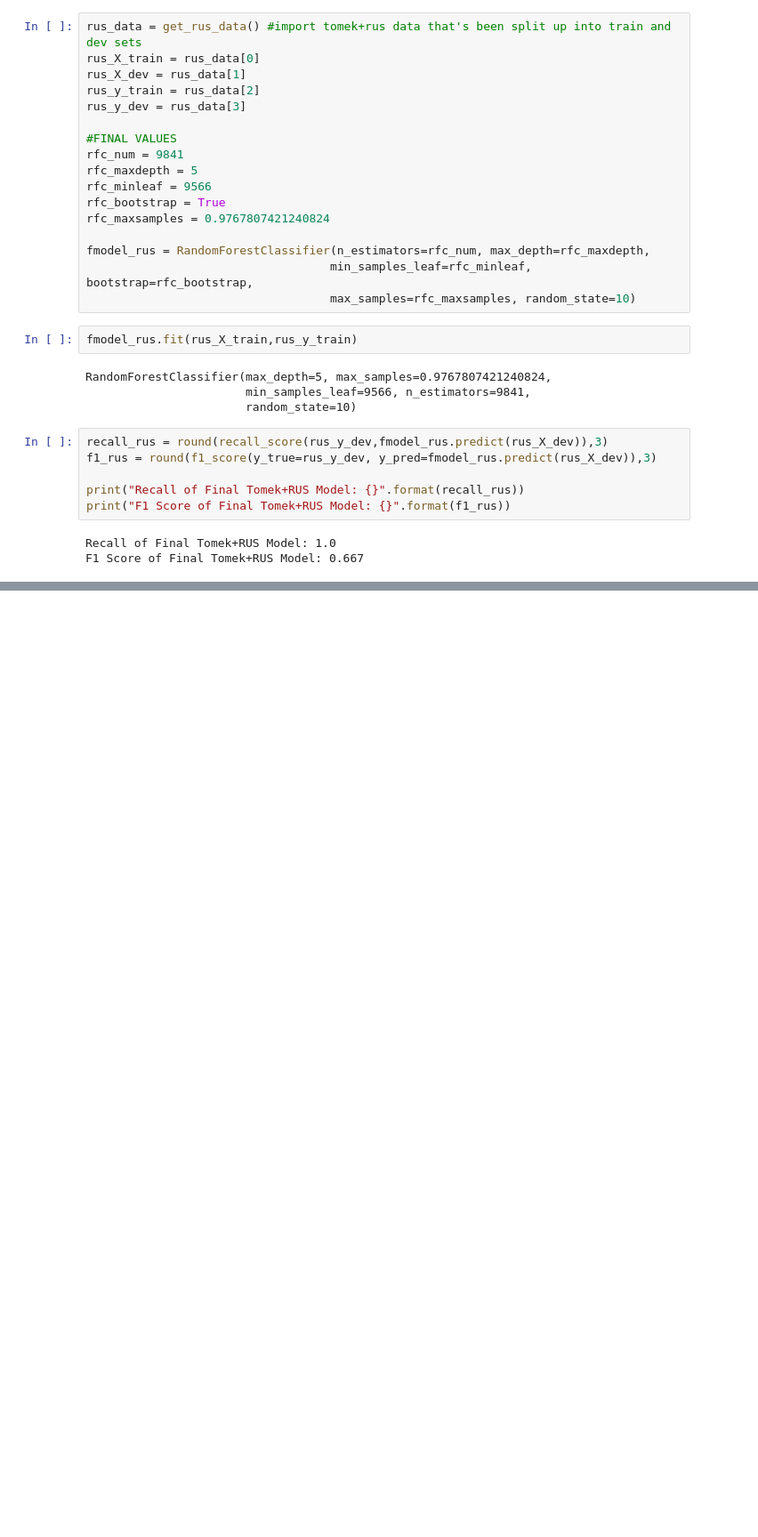
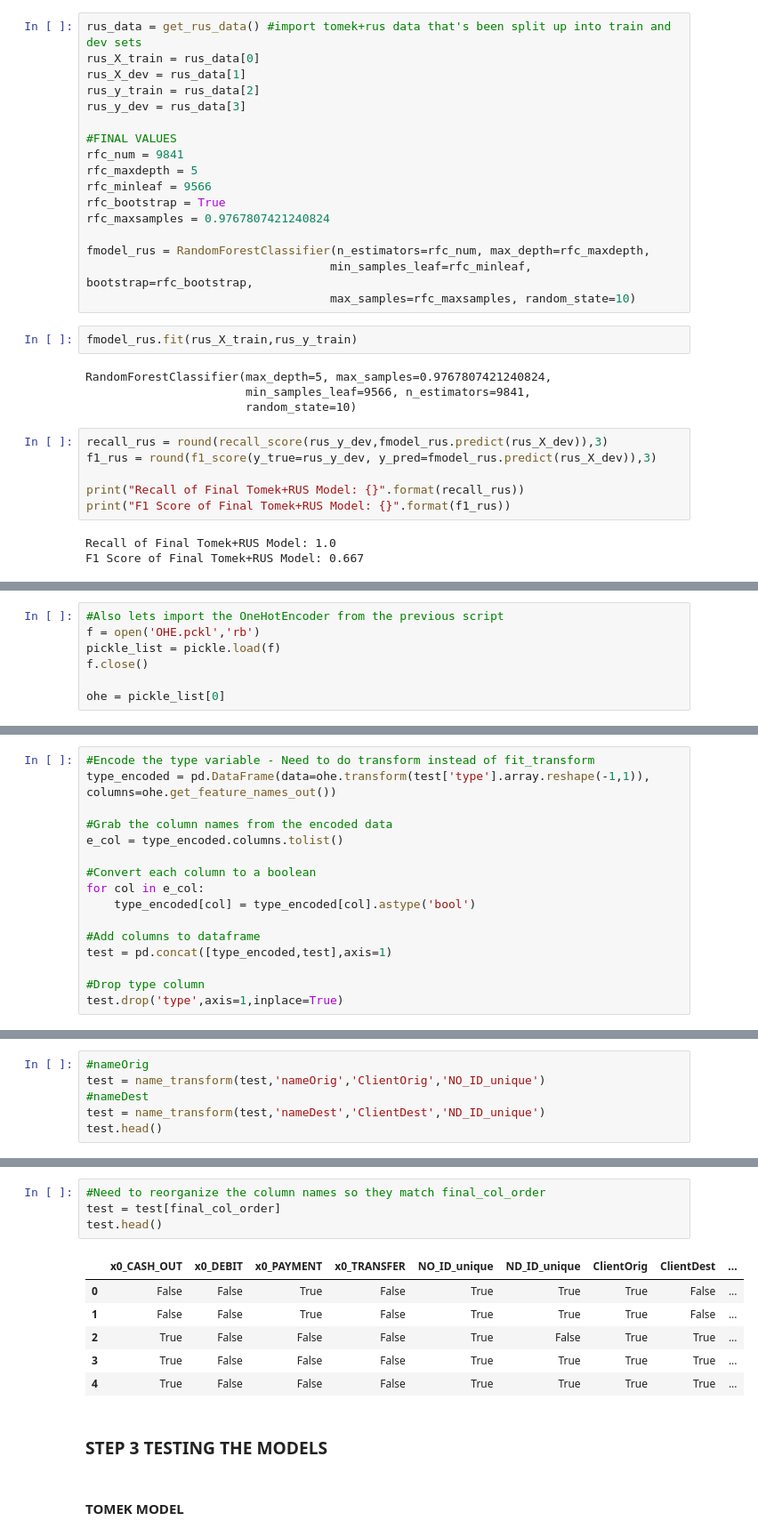
Before and after one commit to kevinArmenta/OnlinePaymentFraud, a Jupyter notebook: 5. Final Models.ipynb, the cells around one changed output, grey strips where cells are left out. Shown at 89% size. Saved outputs shown, nothing was run; the diff lists cells and outputs as text; blank space fills up the shorter version.

```diff
--- a/5. Final Models.ipynb
+++ b/5. Final Models.ipynb
@@ -140,0 +177,7 @@ F1 Score of Final Tomek+RUS Model: 0.667
+# %%
+#Also lets import the OneHotEncoder from the previous script
+f = open('OHE.pckl','rb')
+pickle_list = pickle.load(f)
+f.close()
+
+ohe = pickle_list[0]
@@ -140,0 +224,16 @@ F1 Score of Final Tomek+RUS Model: 0.667
+# %%
+#Encode the type variable - Need to do transform instead of fit_transform
+type_encoded = pd.DataFrame(data=ohe.transform(test['type'].array.reshape(-1,1)), columns=ohe.get_feature_names_out())
+
+#Grab the column names from the encoded data
+e_col = type_encoded.columns.tolist()
+
+#Convert each column to a boolean
+for col in e_col:
+    type_encoded[col] = type_encoded[col].astype('bool')
+
+#Add columns to dataframe
+test = pd.concat([type_encoded,test],axis=1)
+
+#Drop type column
+test.drop('type',axis=1,inplace=True)
@@ -140,0 +289,6 @@ F1 Score of Final Tomek+RUS Model: 0.667
+# %%
+#nameOrig
+test = name_transform(test,'nameOrig','ClientOrig','NO_ID_unique')
+#nameDest
+test = name_transform(test,'nameDest','ClientDest','ND_ID_unique')
+test.head()
@@ -140,0 +302,15 @@ F1 Score of Final Tomek+RUS Model: 0.667
+# %%
+#Need to reorganize the column names so they match final_col_order
+test = test[final_col_order]
+test.head()
+# %% [output]
+|  | x0_CASH_OUT | x0_DEBIT | x0_PAYMENT | x0_TRANSFER | NO_ID_unique | ND_ID_unique | ClientOrig | ClientDest | ... |
+| 0 | False | False | True | False | True | True | True | False | ... |
+| 1 | False | False | True | False | True | True | True | False | ... |
+| 2 | True | False | False | False | True | False | True | True | ... |
+| 3 | True | False | False | False | True | True | True | True | ... |
+| 4 | True | False | False | False | True | True | True | True | ... |
+# %% [markdown]
+### STEP 3 TESTING THE MODELS
+# %% [markdown]
+#### TOMEK MODEL
```
Also changed, not shown: parts of 17 cells of this notebook.
